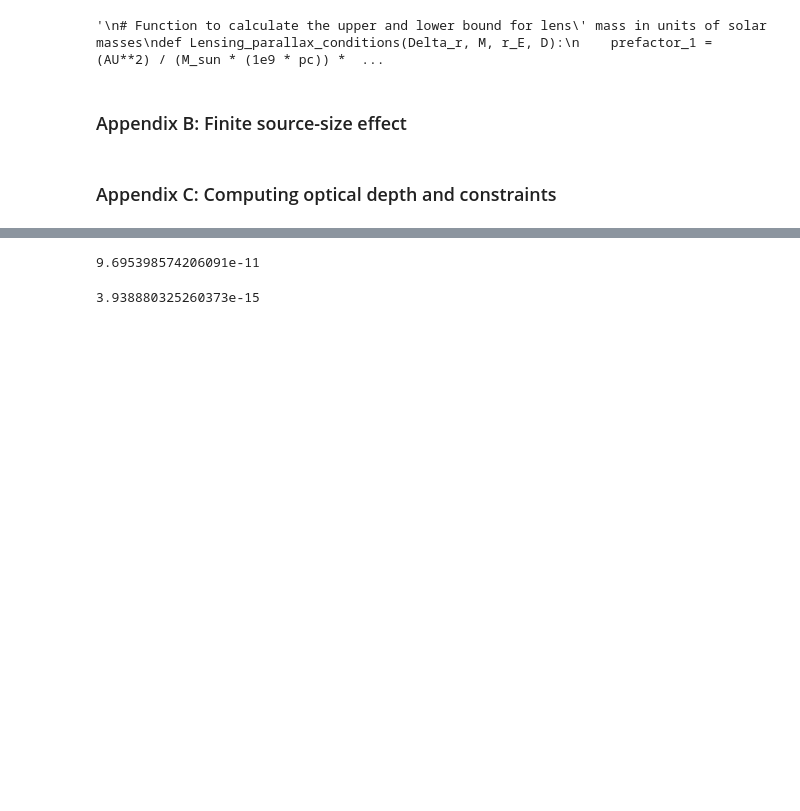
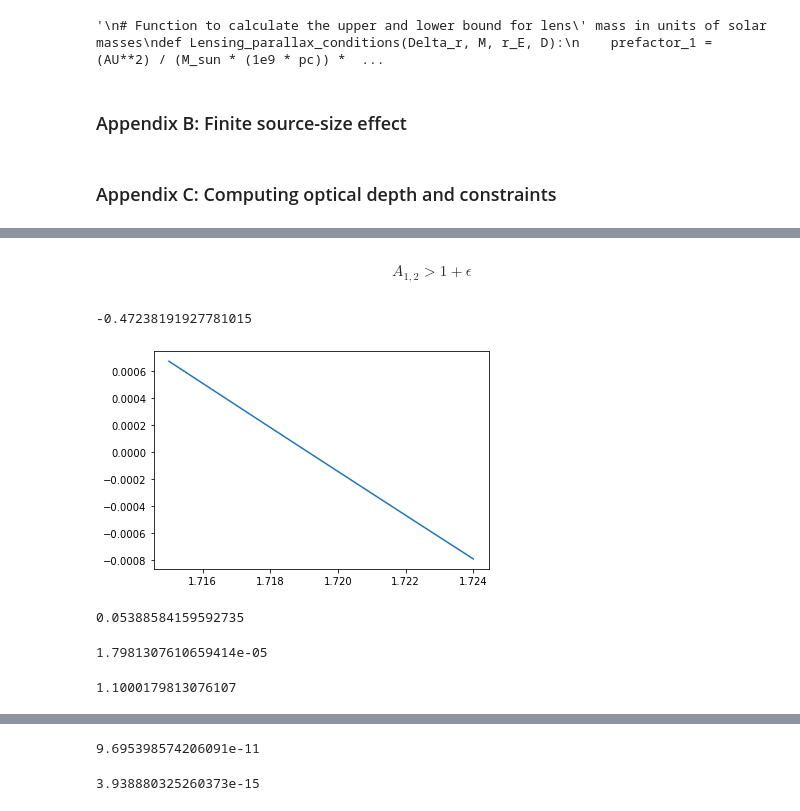
Before and after one commit to avalluvan/Gravitational-Microlensing, a Jupyter notebook: Documentation/Task 3/GRB_Lensing_Parallax.ipynb, the cells around one changed output, grey strips where cells are left out. Drawn from its saved outputs; the diff is of its cells as text; code cells hidden in the pictures; blank space fills up the shorter version.

```diff
--- a/Documentation/Task 3/GRB_Lensing_Parallax.ipynb
+++ b/Documentation/Task 3/GRB_Lensing_Parallax.ipynb
@@ -247,7 +256,7 @@ def A_in(u, delta):
 # Function to calculate A_out
 # Output: A_out
 def A_out(u, delta):
-    return ((2 + u**2) / (u*np.sqrt(u**2 + 4)) + (8*(u**2 + 1)) / (u**3 * (u**2 + 4))**2.5 * delta**2/2 + 48*(3*u**6 + 6*u**4 + 14*u**2 + 12) / (u**5 * (u**2 + 4)**4.5) * delta**4/24)
+    return ((2 + u**2) / (u*np.sqrt(u**2 + 4)) + (8*(u**2 + 1)) / (u**3 * (u**2 + 4)**2.5) * delta**2/2 + 48*(3*u**6 + 6*u**4 + 14*u**2 + 12) / (u**5 * (u**2 + 4)**4.5) * delta**4/24)
 
 # Function to calculate the magnification of a finite sized circular source with constant surface brightness by a point-lens in the geometrical optics limit
 # r_S = source size
@@ -273,7 +282,7 @@ def finite_source_size_effect(r_S, D, theta_E, u):
 # %% [markdown]
 ### Appendix C: Computing optical depth and constraints
 # %%
-D = np.mean(DL*DS/DLS)
+D = 1#np.mean(DL*DS/DLS)
 M = 1e-13
 theta_E = Einstein_angle(M,D)
 delta = (r_S/(D * 1e9*pc))/theta_E
@@ -300,11 +308,14 @@ np.max(xyz)
 # %%
 # Simulation Framework for lens position under 2D planetary motion constraint
-theta = 1e-15    # Position of source wrt perp from planetary motion ellipse
-beta1 = np.arctan(np.abs(np.cos(theta)*AU/(1e9*pc*DS) - np.tan(theta)))    # Angle with vertical at D1
-beta2 = np.arctan(np.cos(theta)*AU/(1e9*pc*DS) + np.tan(theta))    # Angle with vertical at D2
+theta_tilt = 0    # Position of source wrt perp from planetary motion ellipse
+beta1 = np.arctan(np.abs(np.cos(theta_tilt)*AU/(1e9*pc*DS) - np.tan(theta_tilt)))    # Angle with vertical at D1
+beta2 = np.arctan(np.cos(theta_tilt)*AU/(1e9*pc*DS) + np.tan(theta_tilt))    # Angle with vertical at D2
 
 u1 = beta1/theta_E
 u2 = beta2/theta_E
 
+x_plus = 1
+x_minus = 1
+
 np.min(u2 - delta), np.max(u2 - delta)
 # %% [output]
@@ -361,5 +366,26 @@ np.min(A2), np.max(A2)
+# %% [markdown]
+$$A_{1,2} > 1+\epsilon$$
 # %%
-# Calculate threshold for particular value of r_S, D and theta_E
+# Calculate threshold u for particular value of r_S, D and theta_E
 calc_finite = lambda u: finite_source_size_effect(r_S, D, theta_E, u)
-u_T = brentq(calc_finite, -0.9, 5)
+u_T = brentq(calc_finite, -1, 1)
 u_T
+# %% [output]
+-0.47238191927781015
+# %%
+tmp_x = np.arange(1715,1725)/1000
+tmp_y = np.zeros(10)
+for i in range(10):
+    tmp_y[i] = finite_source_size_effect(r_S, D, theta_E, tmp_x[i]) - 1.1
+plt.plot(tmp_x, tmp_y)
+plt.show()
+# %% [output]
+[figure, added]
+# %%
+np.min(tmp_y)
+# %% [output]
+0.05388584159592735
+# %%
+finite_source_size_effect(r_S, D, theta_E, 1.719) -1.1
+# %% [output]
+1.7981307610659414e-05
@@ -365,0 +395,4 @@ u_T
+# %%
+finite_source_size_effect(r_S,D,theta_E,u_T)
+# %% [output]
+1.1000179813076107
```
Also changed, not shown: parts of 27 cells of this notebook.
